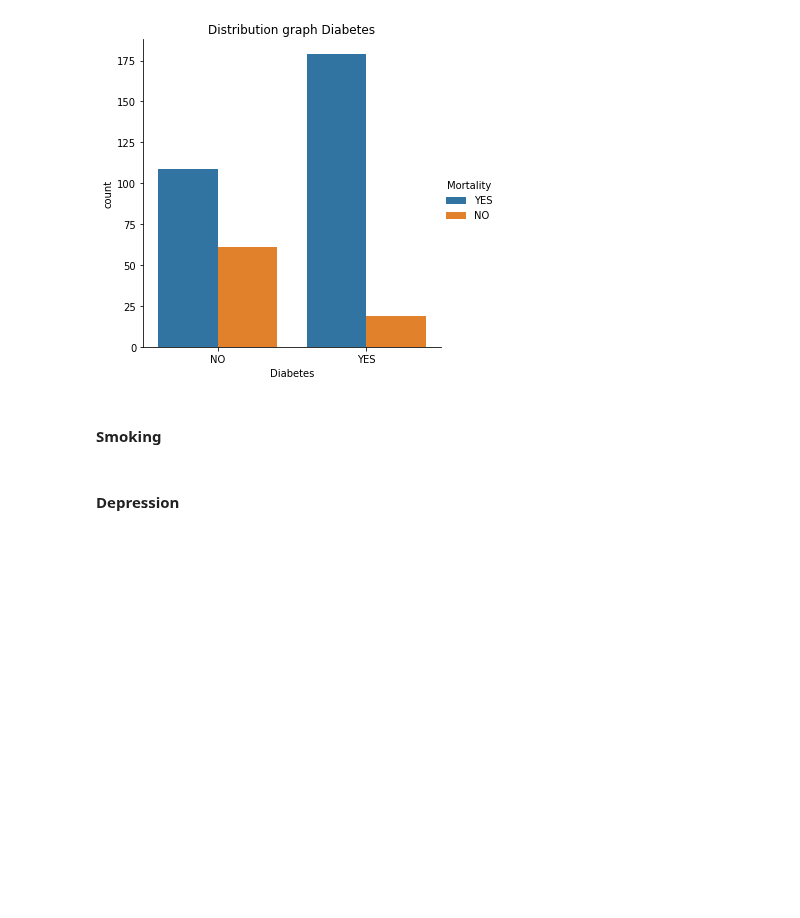
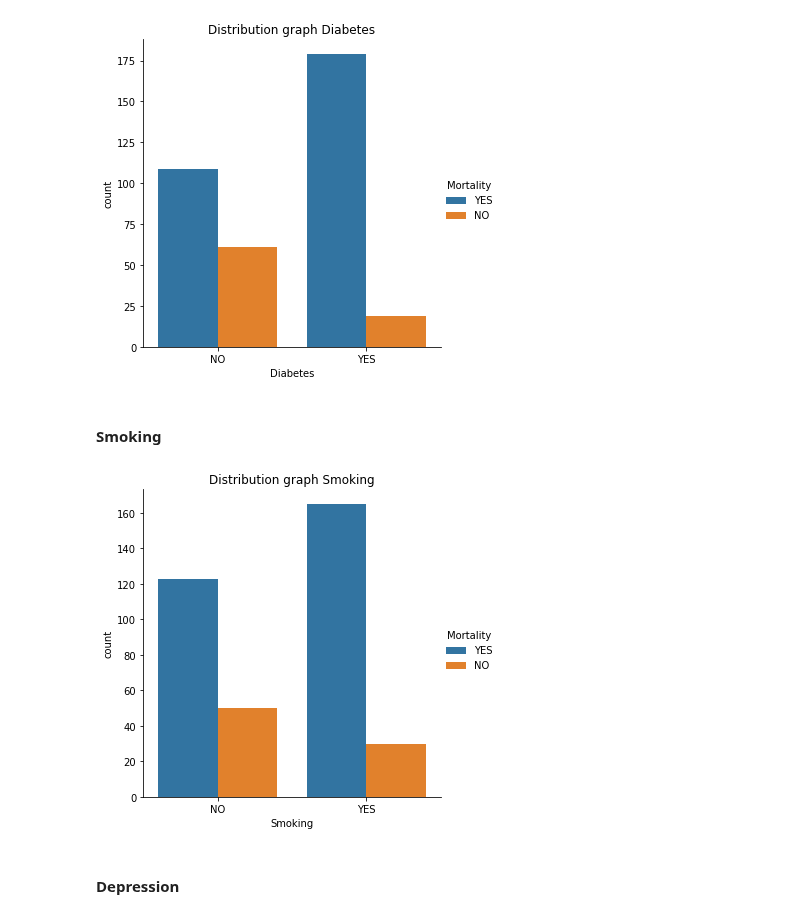
Before and after one commit to RenanGroot/Analise-Exploratoria-ENEM2019, a Jupyter notebook: Heart-Failure-Prediction.ipynb, the cells around one changed output. Saved outputs shown, nothing was run; the diff lists cells and outputs as text; code cells hidden in the pictures; blank space fills up the shorter version.

```diff
--- a/Heart-Failure-Prediction.ipynb
+++ b/Heart-Failure-Prediction.ipynb
@@ -230,5 +226,13 @@ plt.show()
 [figure]
 # %% [markdown]
 #### Smoking
+# %%
+graph = sns.catplot(data=df_categorical, x="Smoking", kind="count", hue="Mortality")
+
+graph.set(title="Distribution graph Smoking")
+
+plt.show()
+# %% [output]
+[figure, added]
 # %% [markdown]
 #### Depression
```
Also changed, not shown: parts of 3 cells of this notebook.
